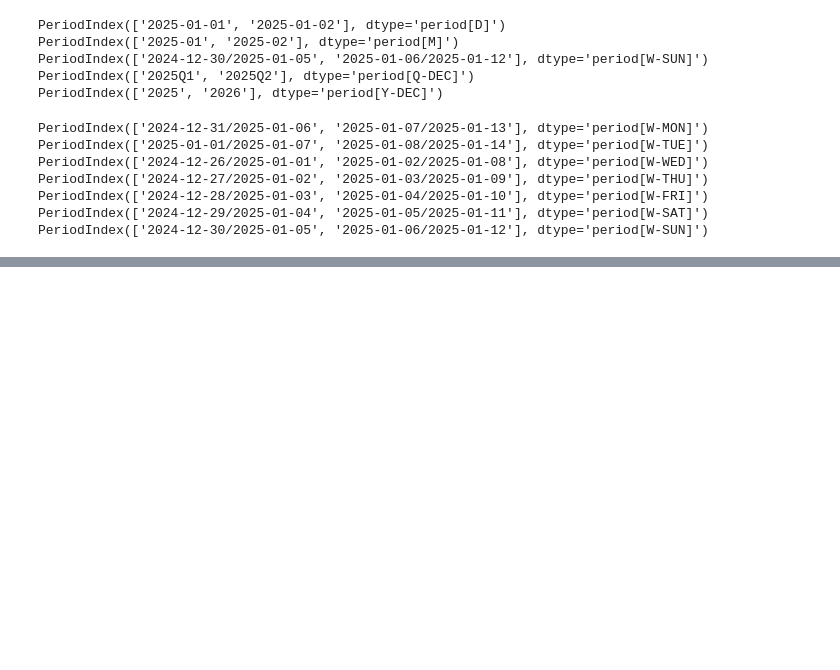
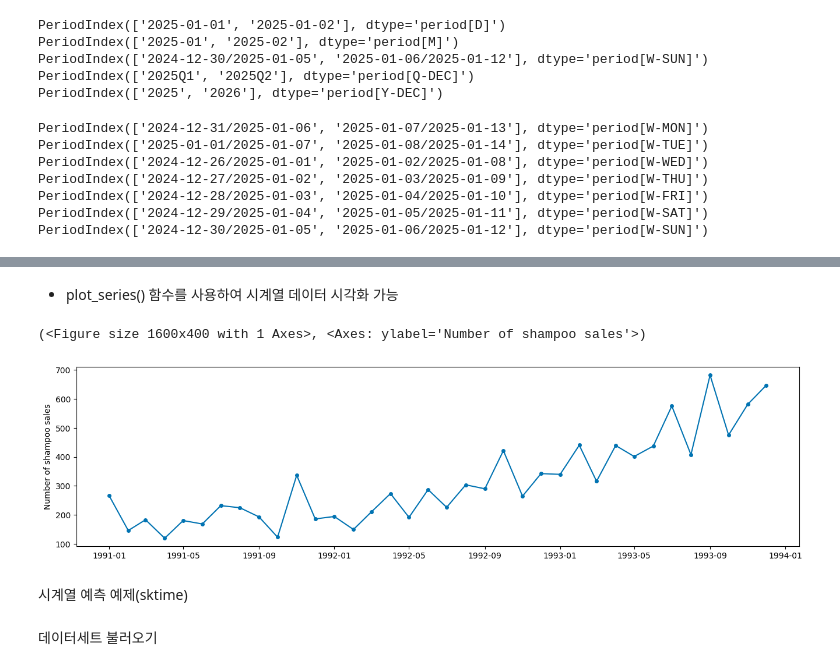
Before and after one commit to soomi-chloe/timeseries_proj, a Jupyter notebook: mid.ipynb, the cells around one changed output, grey strips where cells are left out. Drawn from its saved outputs; the diff is of its cells as text; code cells hidden in the pictures; blank space fills up the shorter version.

```diff
--- a/mid.ipynb
+++ b/mid.ipynb
@@ -379,0 +879,6 @@ PeriodIndex(['2024-12-30/2025-01-05', '2025-01-06/2025-01-12'], dtype='period[W-
+# %%
+# load_shampoo_sales 데이터세트 로드
+ts = skdata.load_shampoo_sales()
+
+# 데이터세트 정보 출력
+ts.info()
@@ -379,0 +906,13 @@ PeriodIndex(['2024-12-30/2025-01-05', '2025-01-06/2025-01-12'], dtype='period[W-
+# %% [markdown]
+- plot_series() 함수를 사용하여 시계열 데이터 시각화 가능
+# %%
+from sktime.utils.plotting import plot_series
+
+plot_series(ts)
+# %% [output]
+(<Figure size 1600x400 with 1 Axes>, <Axes: ylabel='Number of shampoo sales'>)
+[figure, added]
+# %% [markdown]
+시계열 예측 예제(sktime)
+# %% [markdown]
+데이터세트 불러오기
```
Also changed, not shown: parts of 148 cells of this notebook.
